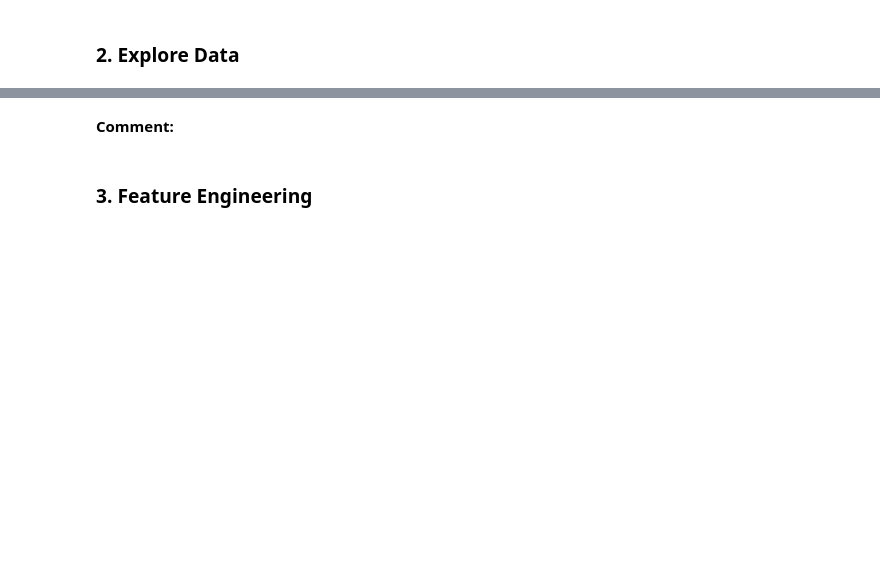
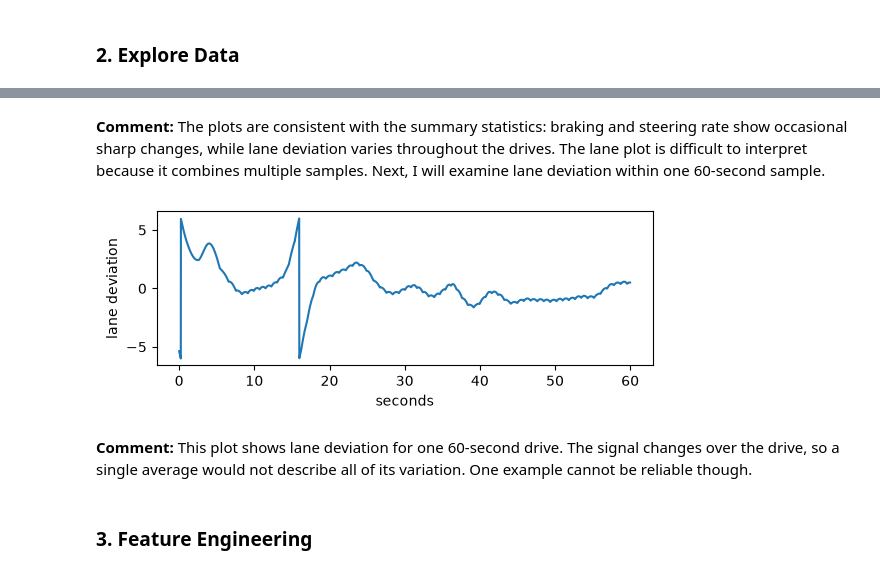
Before and after one commit to khanhdo05/Intro-to-ML, a Jupyter notebook: homework3.ipynb, the cells around one changed output, grey strips where cells are left out. Drawn from its saved outputs; the diff is of its cells as text; code cells hidden in the pictures; blank space fills up the shorter version.

```diff
--- a/homework3.ipynb
+++ b/homework3.ipynb
@@ -605,4 +613,18 @@ plt.show()
 # %% [markdown]
-**Comment:**
+**Comment:** The plots are consistent with the summary statistics: braking and steering rate show occasional sharp changes, while lane deviation varies throughout the drives. The lane plot is difficult to interpret because it combines multiple samples. Next, I will examine lane deviation within one 60-second sample.
+# %%
+# Look into lane deviation within one 60-second sample
+sample_id = drug_plot['Full_Sample_ID'].iloc[0]
+sample = drug_plot[drug_plot['Full_Sample_ID'] == sample_id]
+
+plt.figure().set_figheight(2)
+plt.plot(np.arange(len(sample)) / 60, sample['SCC.Lane.Deviation.2'])
+plt.xlabel('seconds')
+plt.ylabel('lane deviation')
+plt.show()
+# %% [output]
+[figure, added]
+# %% [markdown]
+**Comment:** This plot shows lane deviation for one 60-second drive. The signal changes over the drive, so a single average would not describe all of its variation. One example cannot be reliable though.
 # %% [markdown]
 ### 3. Feature Engineering
```
Also changed, not shown: parts of 37 cells of this notebook.
